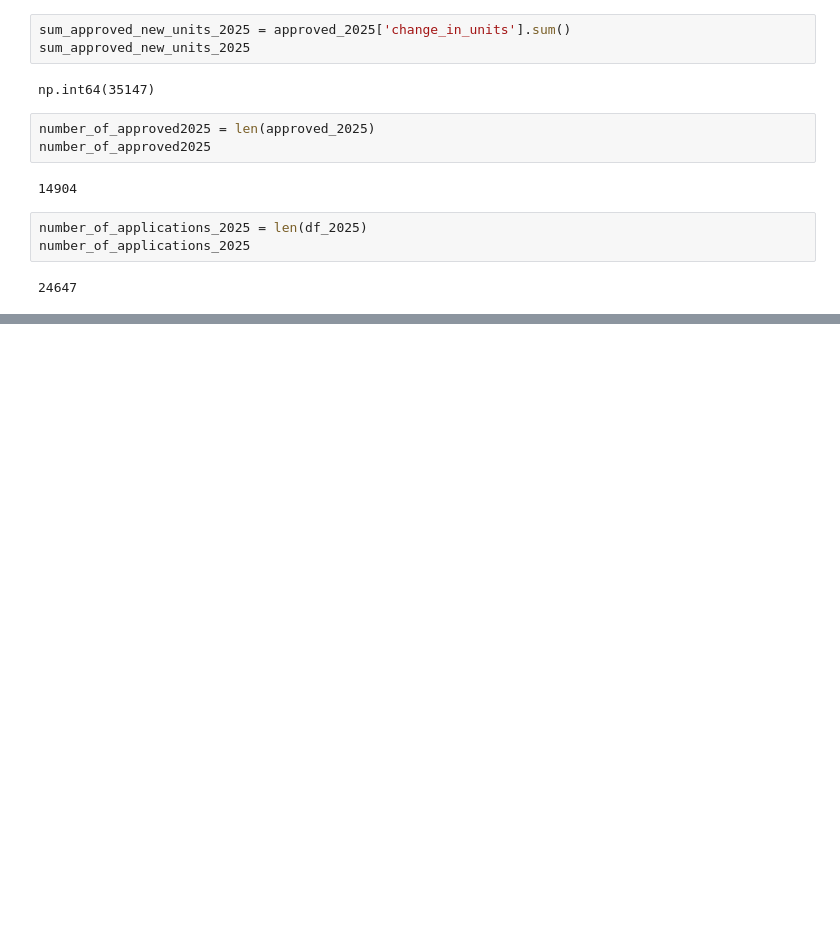
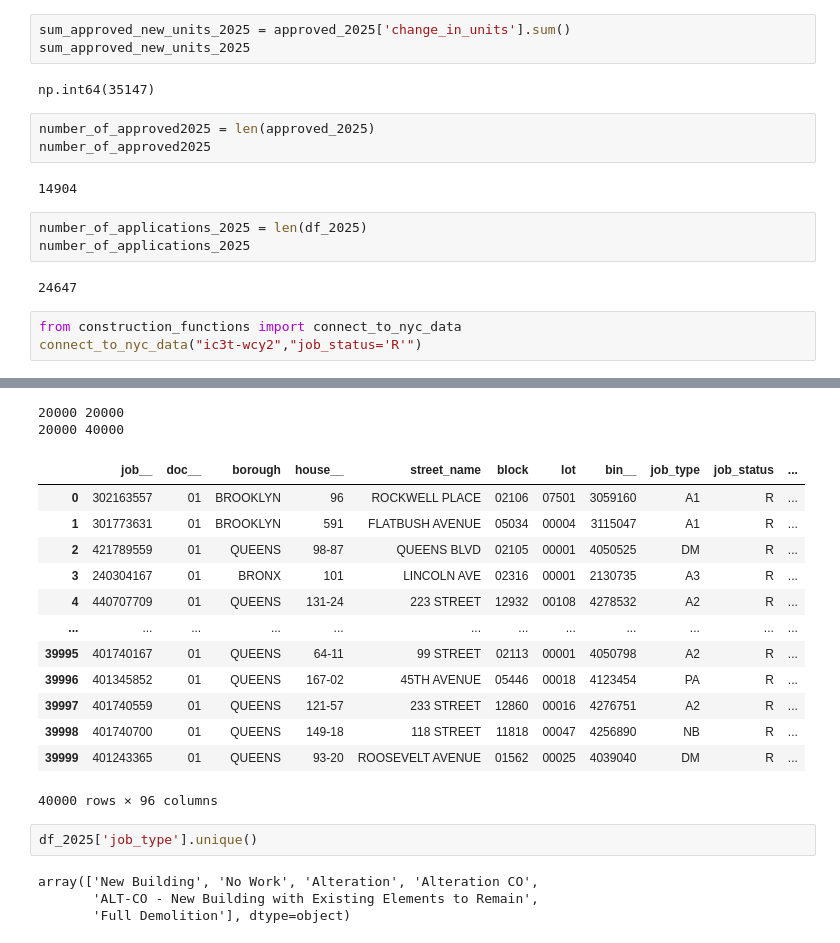
Before and after one commit to advanced-computing/will-naga-krishna, a Jupyter notebook: construction_data_reviewing.ipynb, the cells around one changed output, grey strips where cells are left out. Cells and saved outputs as stored; diff of their text form; blank space fills up the shorter version.

Commit message:
created functions file, refiling

```diff
--- a/construction_data_reviewing.ipynb
+++ b/construction_data_reviewing.ipynb
@@ -298,3 +298,7 @@ number_of_applications_2025 = len(df_2025)
 number_of_applications_2025
 # %% [output]
 24647
+# %%
+from construction_functions import connect_to_nyc_data
+connect_to_nyc_data("ic3t-wcy2","job_status='R'")
+# %% [output]
@@ -300,0 +307,21 @@ number_of_applications_2025
+20000 20000
+20000 40000
+|  | job__ | doc__ | borough | house__ | street_name | block | lot | bin__ | job_type | job_status | ... |
+| 0 | 302163557 | 01 | BROOKLYN | 96 | ROCKWELL PLACE | 02106 | 07501 | 3059160 | A1 | R | ... |
+| 1 | 301773631 | 01 | BROOKLYN | 591 | FLATBUSH AVENUE | 05034 | 00004 | 3115047 | A1 | R | ... |
+| 2 | 421789559 | 01 | QUEENS | 98-87 | QUEENS BLVD | 02105 | 00001 | 4050525 | DM | R | ... |
+| 3 | 240304167 | 01 | BRONX | 101 | LINCOLN AVE | 02316 | 00001 | 2130735 | A3 | R | ... |
+| 4 | 440707709 | 01 | QUEENS | 131-24 | 223 STREET | 12932 | 00108 | 4278532 | A2 | R | ... |
+| ... | ... | ... | ... | ... | ... | ... | ... | ... | ... | ... | ... |
+| 39995 | 401740167 | 01 | QUEENS | 64-11 | 99 STREET | 02113 | 00001 | 4050798 | A2 | R | ... |
+| 39996 | 401345852 | 01 | QUEENS | 167-02 | 45TH AVENUE | 05446 | 00018 | 4123454 | PA | R | ... |
+| 39997 | 401740559 | 01 | QUEENS | 121-57 | 233 STREET | 12860 | 00016 | 4276751 | A2 | R | ... |
+| 39998 | 401740700 | 01 | QUEENS | 149-18 | 118 STREET | 11818 | 00047 | 4256890 | NB | R | ... |
+| 39999 | 401243365 | 01 | QUEENS | 93-20 | ROOSEVELT AVENUE | 01562 | 00025 | 4039040 | DM | R | ... |
+40000 rows × 96 columns
+# %%
+df_2025['job_type'].unique()
+# %% [output]
+array(['New Building', 'No Work', 'Alteration', 'Alteration CO',
+       'ALT-CO - New Building with Existing Elements to Remain',
+       'Full Demolition'], dtype=object)
```
Also changed, not shown: parts of 1 cell of this notebook, 2 other files.
